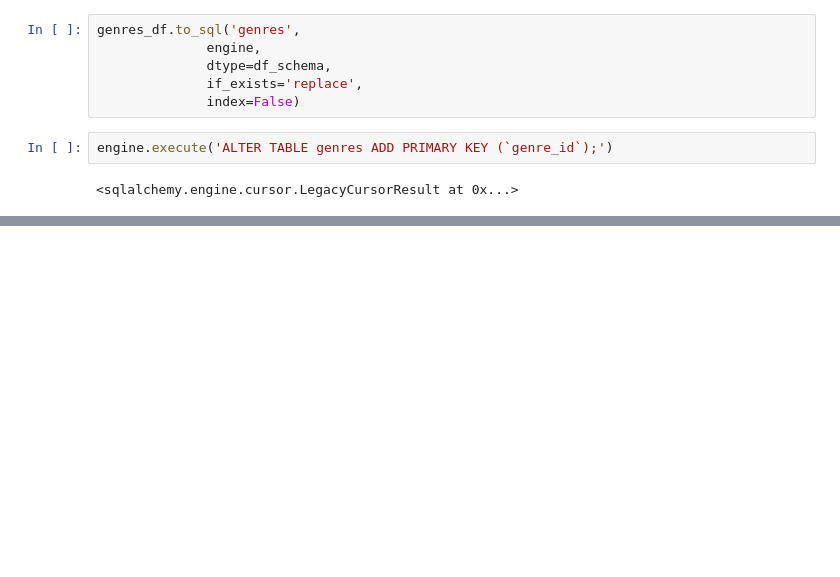
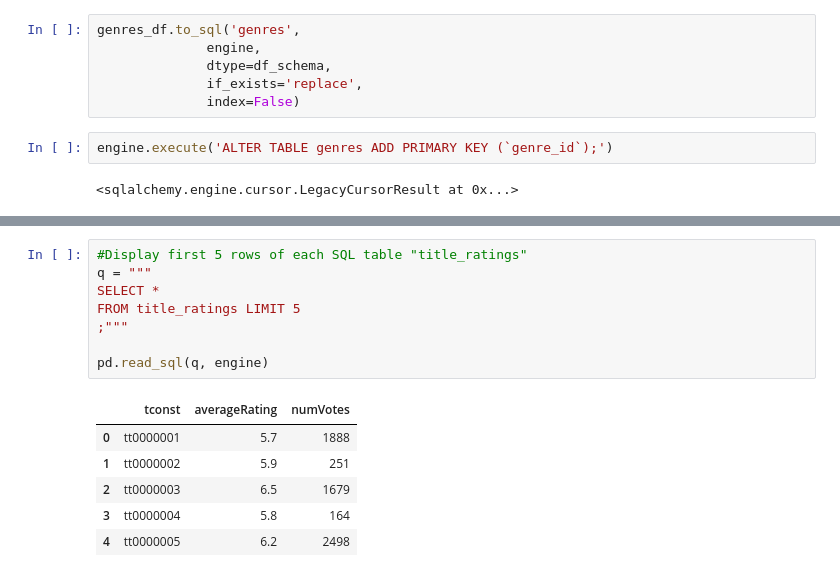
Before and after one commit to rommeljpadilla/imdb, a Jupyter notebook: TMDB part 3.ipynb, the cells around one changed output, grey strips where cells are left out. Saved outputs shown, nothing was run; the diff lists cells and outputs as text; blank space fills up the shorter version.

```diff
--- a/TMDB part 3.ipynb
+++ b/TMDB part 3.ipynb
@@ -265,0 +282,15 @@ engine.execute('ALTER TABLE genres ADD PRIMARY KEY (`genre_id`);')
+# %%
+#Display first 5 rows of each SQL table "title_ratings"
+q = """
+SELECT *
+FROM title_ratings LIMIT 5
+;"""
+
+pd.read_sql(q, engine)
+# %% [output]
+|  | tconst | averageRating | numVotes |
+| 0 | tt0000001 | 5.7 | 1888 |
+| 1 | tt0000002 | 5.9 | 251 |
+| 2 | tt0000003 | 6.5 | 1679 |
+| 3 | tt0000004 | 5.8 | 164 |
+| 4 | tt0000005 | 6.2 | 2498 |
```
Also changed, not shown: parts of 15 cells of this notebook, 10 other files.
